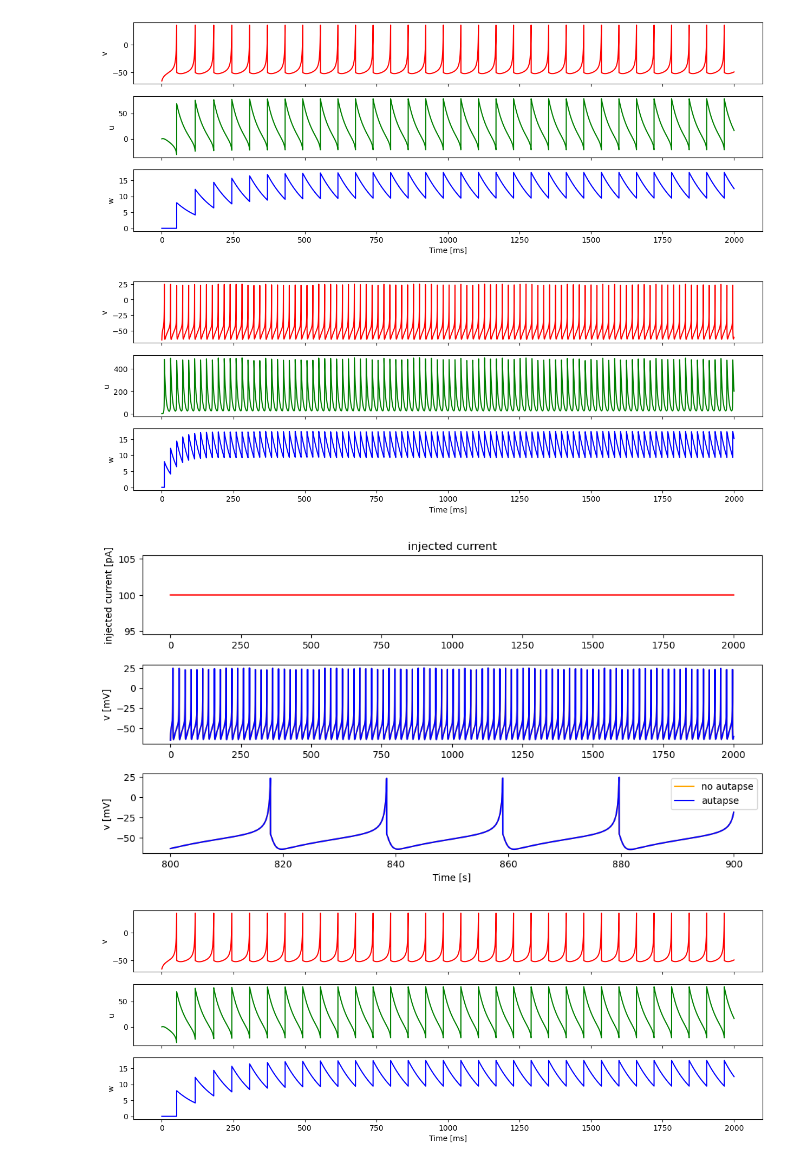
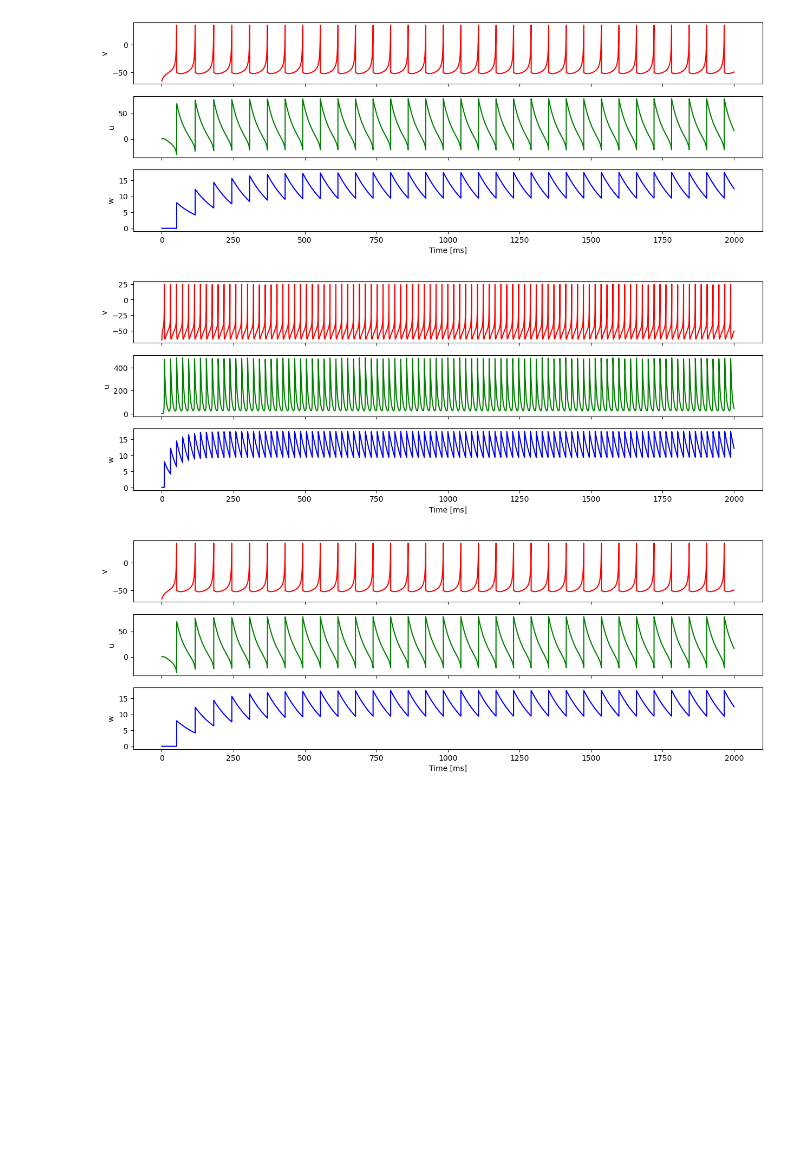
Before and after one commit to liammcs10/AQUA_project, a Jupyter notebook: general_model_testing.ipynb, the cells around one changed output. Saved outputs shown, nothing was run; the diff lists cells and outputs as text; code cells hidden in the pictures; blank space fills up the shorter version.

Commit message:
Updates to AQUA classes. Add unittest, env, profiling files

```diff
--- a/general_model_testing.ipynb
+++ b/general_model_testing.ipynb
@@ -61,44 +66,20 @@ print(RS_spikes)
 # %%
 # FS neuron parameters
 FS = {'name': 'FS', 'C': 20, 'k': 1, 'v_r': -55, 'v_t': -40, 'v_peak': 25,
      'a': 0.2, 'b': -2, 'c': -45, 'd': 0, 'e': 0.03, 'f': 8.0, 'tau': 0.5}    # Class 1
 
-x_start = np.array([-65, 0, 0])
-t_start = 0.
 
 neuron_FS = AQUA(FS)
 neuron_FS.Initialise(x_start, t_start)
 
-T = 2000
-dt = 0.01
-N_iter = int(T/dt)
 
 I_inj = 100 * np.ones(N_iter)
 
 X, T, FS_spikes = neuron_FS.update_RK2(dt, N_iter, I_inj)
 
 fig, ax = plot_membrane_variables(X, T)
-
-x_start = np.array([-65, 0, 0])
-t_start = 0.
-
-neuron_FS = AQUA(FS)
-neuron_FS.Initialise(x_start, t_start)
-
-T = 2000
-dt = 0.01
-N_iter = int(T/dt)
-
-I_inj = 100 * np.ones(N_iter)
-
-X1, T1, FS_spikes1 = neuron_FS.update_RK2(dt, N_iter, I_inj)
-
-#fig, ax = plot_membrane_variables(X, T)
-
-fig, ax = compare_trains(X[0, :], X1[0, :], T1, I_inj, indices = range(80000, 90000))
 # %% [output]
-[figure, old version]
+[figure, new version]
-[figure, removed]
 # %%
 N_models = 10
 param_list = []
```
Also changed, not shown: parts of 17 cells of this notebook, 7 other files.
